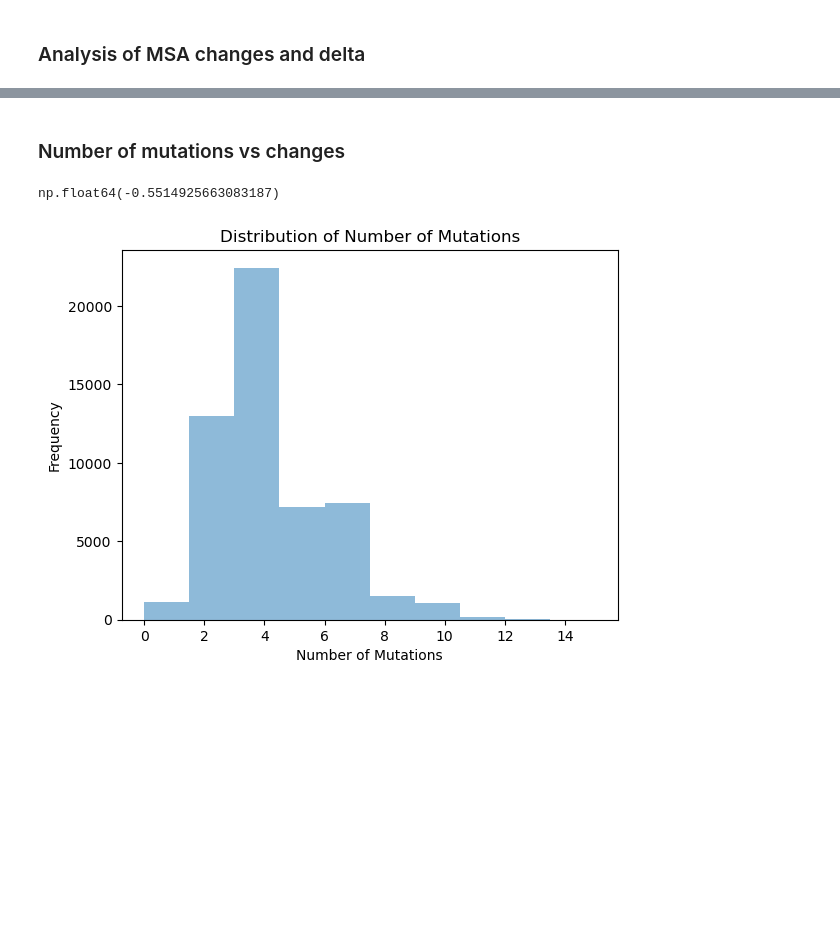
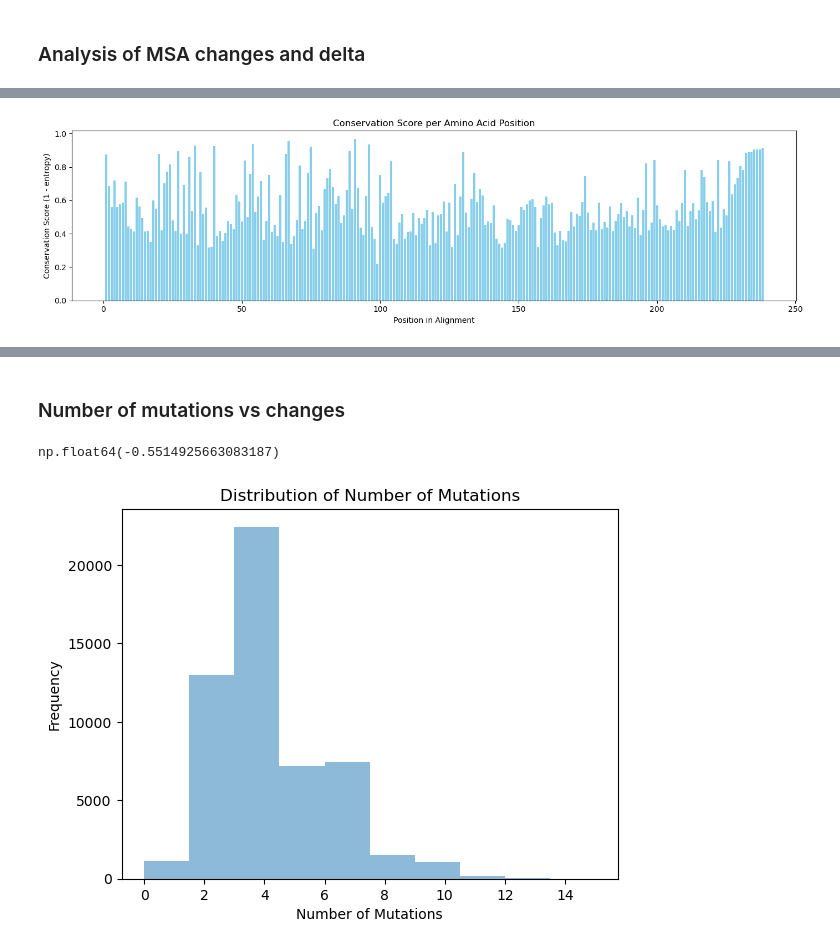
Before and after one commit to Thomasbush9/gfp-structure-prediction, a Jupyter notebook: notebooks/eda.ipynb, the cells around one changed output, grey strips where cells are left out. Cells and saved outputs as stored; diff of their text form; code cells hidden in the pictures; blank space fills up the shorter version.

```diff
--- a/notebooks/eda.ipynb
+++ b/notebooks/eda.ipynb
@@ -91,0 +150,23 @@ sequences = load_a3m_file(msa_path)
+# %%
+entropy = compute_entropy_a3m(sequences)
+entropies = compute_normalized_entropy(sequences)
+# %%
+conservation_scores = [1 - e for e in entropies]
+# %%
+import matplotlib.pyplot as plt
+
+def plot_conservation_scores(conservation_scores):
+    positions = range(1, len(conservation_scores) + 1)
+    plt.figure(figsize=(14, 4))
+    plt.bar(positions, conservation_scores, color='skyblue')
+    plt.xlabel("Position in Alignment")
+    plt.ylabel("Conservation Score (1 - entropy)")
+    plt.title("Conservation Score per Amino Acid Position")
+    # plt.ylim(0, 1)
+    plt.tight_layout()
+    plt.show()
+
+# Example usage
+plot_conservation_scores(conservation_scores)
+# %% [output]
+[figure, added]
```
Also changed, not shown: parts of 33 cells of this notebook, 5 other files.
